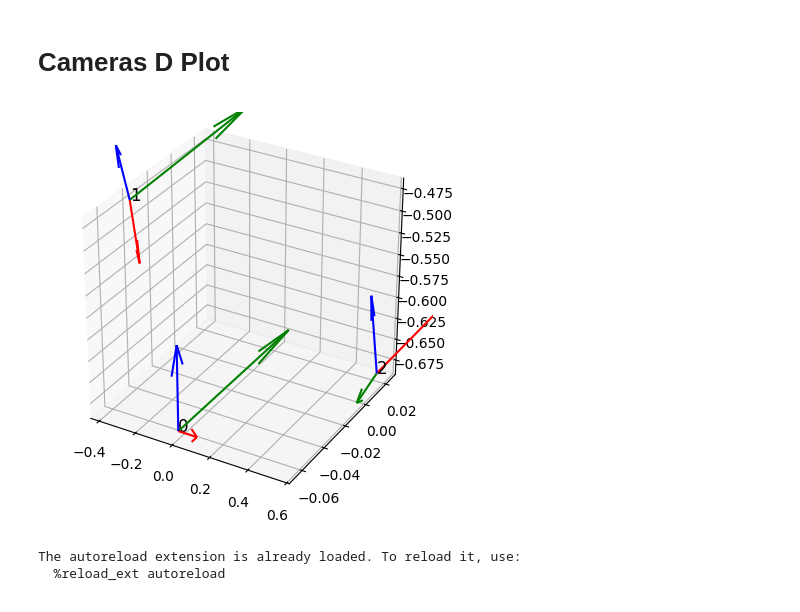
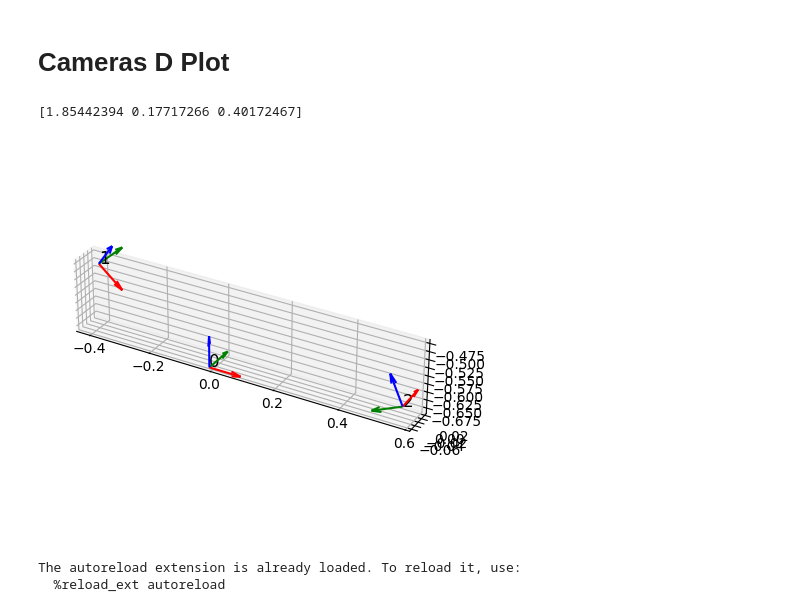
Before and after one commit to goncalofrazao/vicandocker, a Jupyter notebook: main_cangalho.ipynb, the cells around one changed output. Saved outputs shown, nothing was run; the diff lists cells and outputs as text; code cells hidden in the pictures.

Commit message:
fix: plot aspect ratio

```diff
--- a/main_cangalho.ipynb
+++ b/main_cangalho.ipynb
@@ -220,22 +218,24 @@ def plot_frame(ax, H, label):
 # %%
 %matplotlib inline
 
 fig = plt.figure(figsize=(5,5))
 ax = fig.add_subplot(projection='3d')
 
 for cam_id, pose in pose_est.items():
     if "_" in cam_id:
         continue
     #pose_est[cam_id] = pose_est[cam_id].inv() @ pose_est[wrl_idx]
     plot_frame(ax, pose_est[cam_id]._pose , cam_id) # TODO: make a getter for the A matrix
 
 # aspect ratio of the plot to be equal
-ax.set_box_aspect([1,1,1])
+ax.set_aspect('equal')
 
+print(ax.get_box_aspect())
 #make the plot interactive
 plt.show()
 # %% [output]
+[1.85442394 0.17717266 0.40172467]
-[figure, old version]
+[figure, new version]
 # %%
 %load_ext autoreload
 %autoreload 2
```
Also changed, not shown: parts of 2 cells of this notebook.
